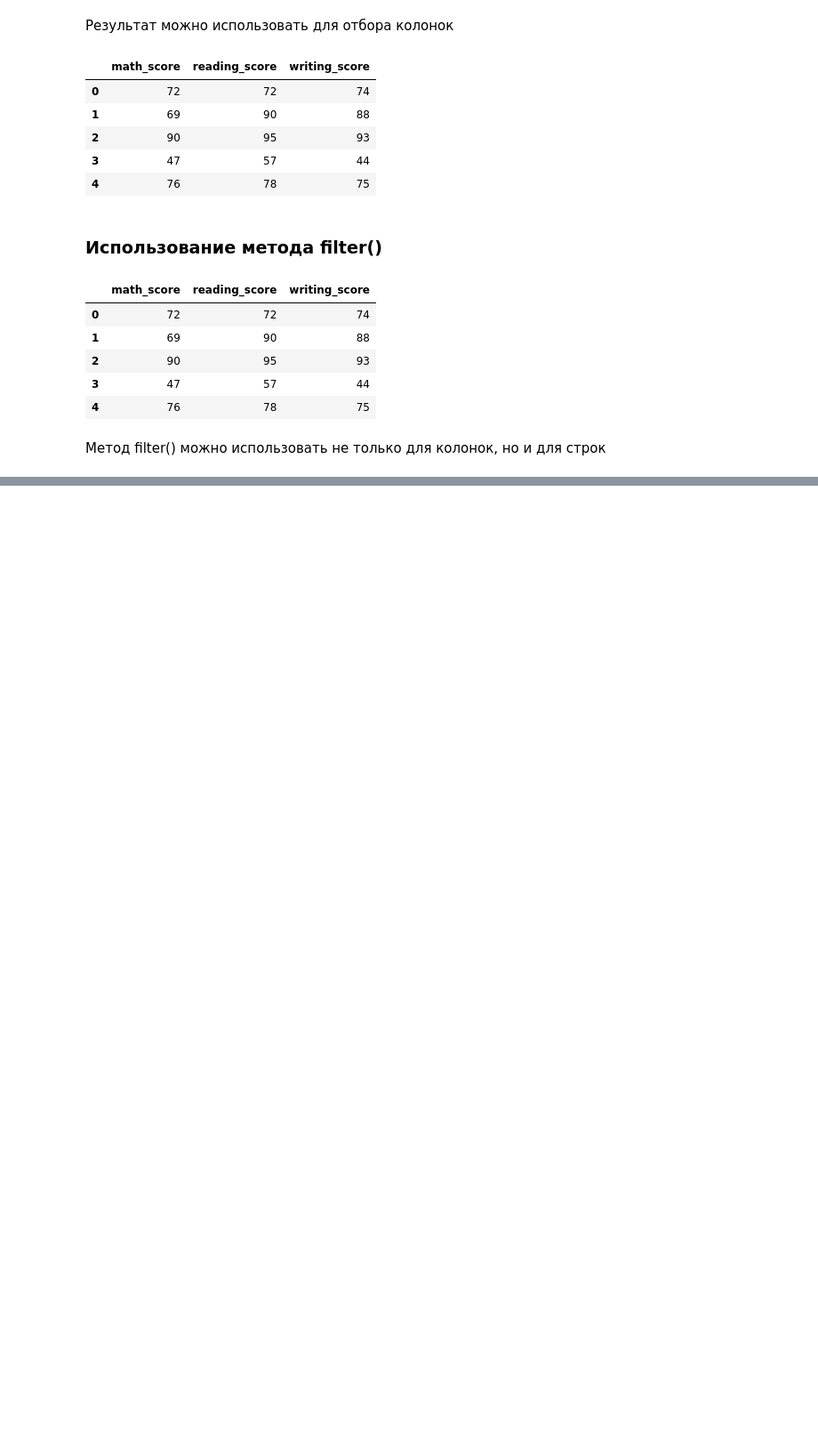
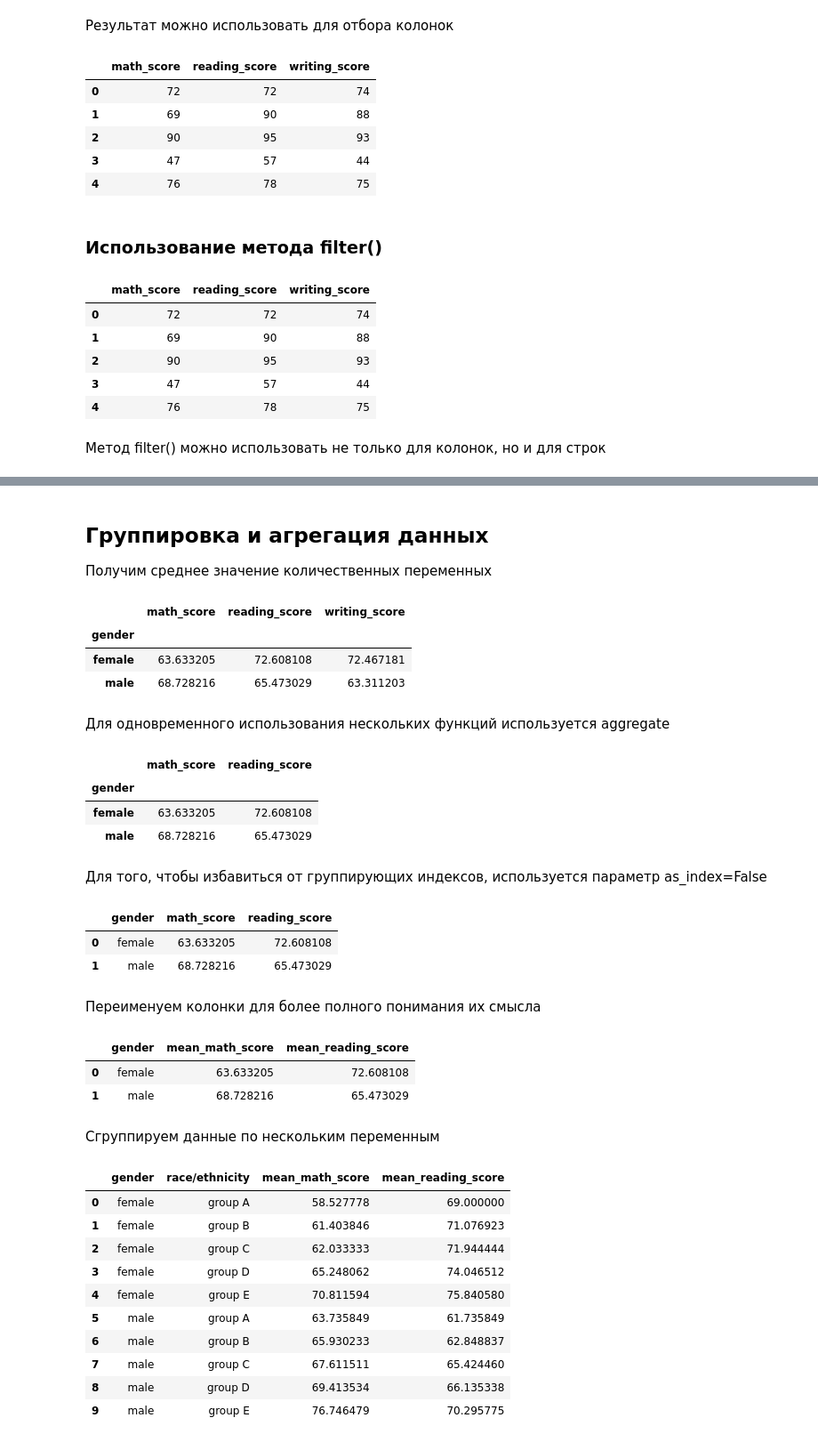
Before and after one commit to CrazyDi/PythonDataScience, a Jupyter notebook: Pandas_Intro.ipynb, the cells around one changed output, grey strips where cells are left out. Shown at 89% size. Cells and saved outputs as stored; diff of their text form; code cells hidden in the pictures; blank space fills up the shorter version.

```diff
--- a/Pandas_Intro.ipynb
+++ b/Pandas_Intro.ipynb
@@ -495,3 +495,58 @@ student_performance_with_names.filter(like='e', axis=0)
 | Gregor | male | group C | some college | standard | none | 76 | ... |
 | Joffrey | male | group B | some college | free/reduced | none | 40 | ... |
 | Ilyn Payne | male | group D | high school | free/reduced | completed | 64 | ... |
+# %% [markdown]
+## Группировка и агрегация данных
+Получим среднее значение количественных переменных
+# %%
+student_performance.groupby('gender').mean()
+# %% [output]
+|  | math_score | reading_score | writing_score |
+| gender |  |  |  |
+| female | 63.633205 | 72.608108 | 72.467181 |
+| male | 68.728216 | 65.473029 | 63.311203 |
+# %% [markdown]
+Для одновременного использования нескольких функций используется aggregate
+# %%
+student_performance.groupby('gender').aggregate({'math_score': 'mean', 'reading_score': 'mean'})
+# %% [output]
+|  | math_score | reading_score |
+| gender |  |  |
+| female | 63.633205 | 72.608108 |
+| male | 68.728216 | 65.473029 |
+# %% [markdown]
+Для того, чтобы избавиться от группирующих индексов, используется параметр as_index=False
+# %%
+student_performance.groupby('gender', as_index=False).aggregate({'math_score': 'mean', 'reading_score': 'mean'})
+# %% [output]
+|  | gender | math_score | reading_score |
+| 0 | female | 63.633205 | 72.608108 |
+| 1 | male | 68.728216 | 65.473029 |
+# %% [markdown]
+Переименуем колонки для более полного понимания их смысла
+# %%
+student_performance.groupby('gender', as_index=False)\
+    .aggregate({'math_score': 'mean', 'reading_score': 'mean'})\
+    .rename(columns = {'math_score': 'mean_math_score', 'reading_score': 'mean_reading_score'})
+# %% [output]
+|  | gender | mean_math_score | mean_reading_score |
+| 0 | female | 63.633205 | 72.608108 |
+| 1 | male | 68.728216 | 65.473029 |
+# %% [markdown]
+Сгруппируем данные по нескольким переменным
+# %%
+student_performance.groupby(['gender', 'race/ethnicity'], as_index=False)\
+    .aggregate({'math_score': 'mean', 'reading_score': 'mean'})\
+    .rename(columns = {'math_score': 'mean_math_score', 'reading_score': 'mean_reading_score'})
+# %% [output]
+|  | gender | race/ethnicity | mean_math_score | mean_reading_score |
+| 0 | female | group A | 58.527778 | 69.000000 |
+| 1 | female | group B | 61.403846 | 71.076923 |
+| 2 | female | group C | 62.033333 | 71.944444 |
+| 3 | female | group D | 65.248062 | 74.046512 |
+| 4 | female | group E | 70.811594 | 75.840580 |
+| 5 | male | group A | 63.735849 | 61.735849 |
+| 6 | male | group B | 65.930233 | 62.848837 |
+| 7 | male | group C | 67.611511 | 65.424460 |
+| 8 | male | group D | 69.413534 | 66.135338 |
+| 9 | male | group E | 76.746479 | 70.295775 |
```
Also changed, not shown: parts of 11 cells of this notebook, 10 other files.
